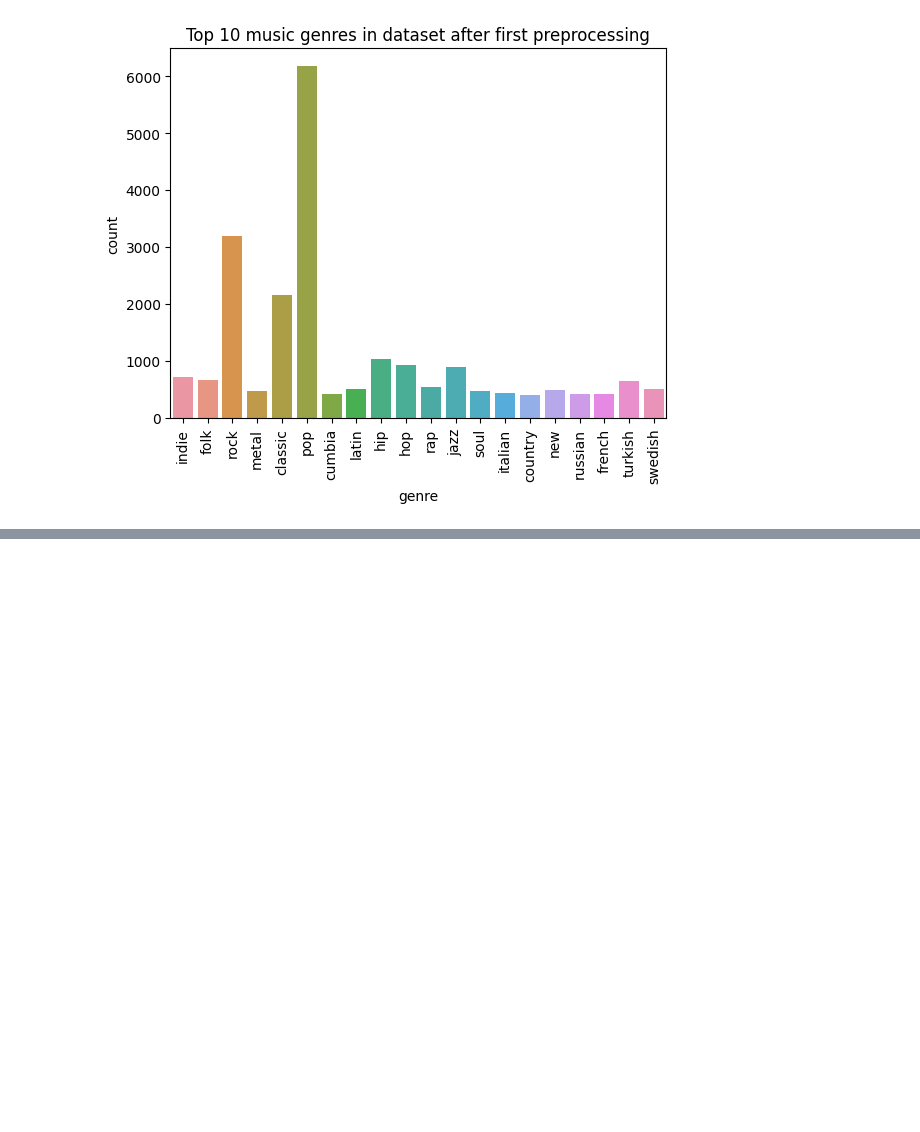
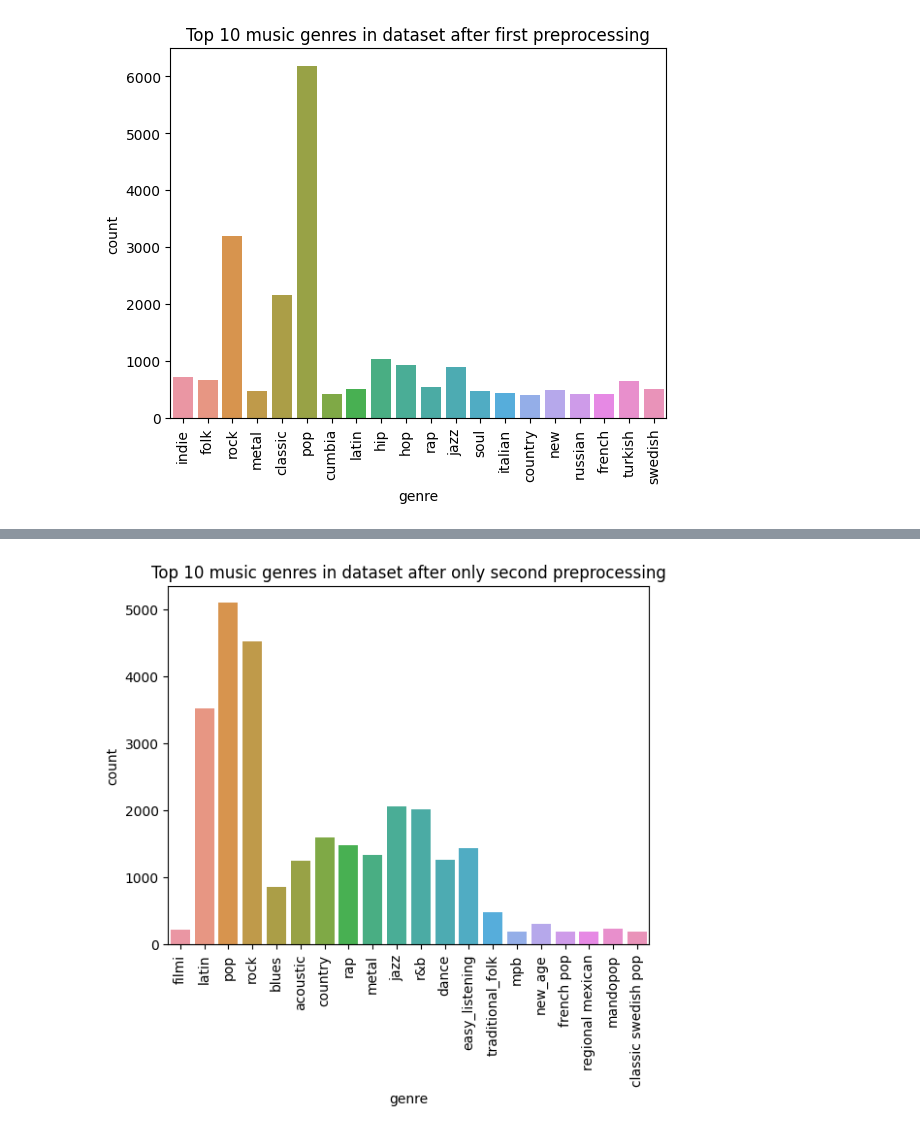
Before and after one commit to zxcvwrs/spotify-songs-ML, a Jupyter notebook: analiza_danych.ipynb, the cells around one changed output, grey strips where cells are left out. Saved outputs shown, nothing was run; the diff lists cells and outputs as text; code cells hidden in the pictures; blank space fills up the shorter version.

Commit message:
Fourth preprocessing

```diff
--- a/analiza_danych.ipynb
+++ b/analiza_danych.ipynb
@@ -1280,0 +1324,17 @@ Name: genres, Length: 27416, dtype: object
+# %%
+subgenres = ['rock', 'pop', 'rap', 'jazz', 'classical', 'funk', 'latin', 'dance', 'electronic', 'r&b', 'country', 'folk', 'acoustic', 'metal', 'pop rock', 'rock pop']
+
+import re
+
+def detect_and_expand_genres(subgenres):
+    expanded_genre_list = []
+    for genre in subgenres:
+        for main_genre, subgenres in genres.items():
+            if genre in subgenres:
+                expanded_genre_list.append(main_genre)
+                break
+        else:
+            expanded_genre_list.append(genre)
+    return expanded_genre_list
+# %%
+artists_df_without_duplicates_preprocessed = artists_df_without_duplicates.copy()
@@ -1280,0 +1356,5 @@ Name: genres, Length: 27416, dtype: object
+# %%
+artists_df_without_duplicates_preprocessed['genres'] = artists_df_without_duplicates_preprocessed['genres'].apply(detect_and_expand_genres)
+# %%
+flatten_genres_before = flatten_series(artists_df_without_duplicates['genres'])
+flatten_genres_after = flatten_series(artists_df_without_duplicates_preprocessed['genres'])
@@ -1280,0 +1377,16 @@ Name: genres, Length: 27416, dtype: object
+# %%
+df = pd.DataFrame({'genre': flatten_genres_after})
+
+genre_counts = flatten_genres_after.value_counts()
+genre_counts = genre_counts[:20]
+
+df = df[df['genre'].isin(genre_counts.index)]
+sns.countplot(x='genre', data=df)
+plt.xticks(rotation=90)
+plt.tick_params(axis='x', labelsize=10)
+plt.title('Top 10 music genres in dataset after only second preprocessing')
+
+# Display the chart
+plt.show()
+# %% [output]
+[figure, added]
```
Also changed, not shown: parts of 47 cells of this notebook, 2 other files.
